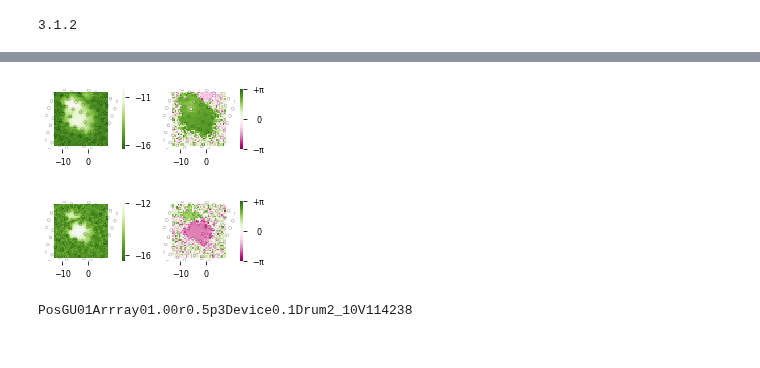
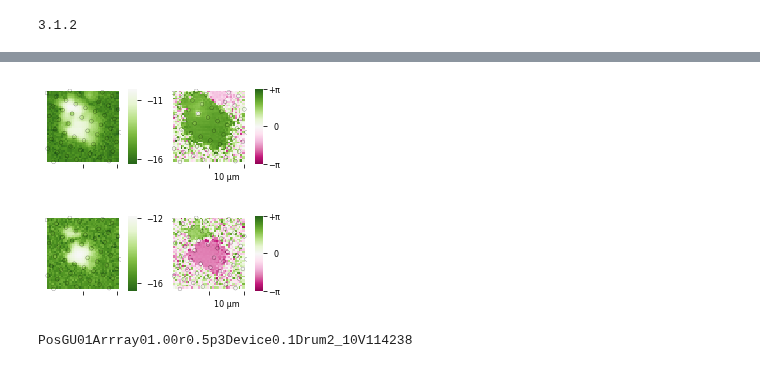
Before and after one commit to horowitz-lab/NetMAP, a Jupyter notebook: Mode Maps.ipynb, the cells around one changed output, grey strips where cells are left out. Cells and saved outputs as stored; diff of their text form; code cells hidden in the pictures.

Commit message:
Aesthetics: Mode Maps figures Remove excessive circles on the sides. Adjust lower ticks to form scalebars.

```diff
--- a/Mode Maps.ipynb
+++ b/Mode Maps.ipynb
@@ -90,14 +90,17 @@ xs = (rottrans[0]).flatten()
 ys = (rottrans[1]).flatten()
 coordlist = []
 for i in range(len(xs)):
-    coordlist.append((xs[i], ys[i]))
+    if xs[i]>-13.1 and xs[i] < 8.5 and ys[i] > -4 and ys[i] < 17:
+        coordlist.append((xs[i], ys[i]))
 
 #display(coordlist)
-len(coordlist)
+display(len(coordlist))
 
+# two removed pegs create resonators
 coordlist.remove((-4.024362569144298, 6.424154871872494))
 coordlist.remove((-0.7990510232365908, 14.826378710347306))
 
-len(coordlist)
-#display(coordlist)
+
+display(len(coordlist))
+display(coordlist)
 # %% [output]
@@ -421,7 +442,7 @@ df = pd.read_csv(os.path.join(path, 'Demod1.csv'), skiprows = 2)
 df['X um']=df['Green X']
 df['Y um']= df['Green Y']
 
-sty={'figsize':(3.37,1.43)}
+sty={'figsize':(3.37,1.43), "constrained_layout":True}
 
 fig, (ax1, ax2) = plt.subplots(1, 2, **sty)
 
@@ -441,7 +462,9 @@ axx,cbar = myheatmap(data,  norm = greennorm, return_cbar=True,
 plt.xlabel('')
 plt.ylabel('')
 ax1.axis('equal')
-plt.xticks([-10,0])
+topx = amp1.columns.max()
+plt.xticks([topx-10, topx])
+plt.gca().set_xticklabels([u'', ''])
 plt.yticks([]) # remove y ticks, since we can use the xticks alone on a square plot
 
 # decrease number of ticks on colorbar
@@ -459,11 +482,14 @@ plt.sca(ax2)
 phase1 = df.pivot_table(index = 'Y um', columns = 'X um', values = 'phase').sort_index(axis = 0, ascending = False)
 axx, cbar = myheatmap(phase1, return_cbar=True,  vmin=-np.pi, vmax = np.pi, cmap=divergingcmap);
 ax2.axis('equal');
-plt.xticks([-10,0])
 plt.xlabel('')
 plt.ylabel('')
+#topx = amp1.columns.max()
+plt.xticks([topx-10, topx])
+plt.gca().set_xticklabels([u'              10 μm', ''])
 cbar.set_ticks([-np.pi, 0, np.pi])
-cbar.ax.set_yticklabels(['$-$\u03C0', '  0', '$+$\u03C0'])  # make sure this line is joined with the one above it.
+cbar.ax.set_yticklabels(['$-$\u03C0', '0 ', '$+$\u03C0'],ha='right')  # make sure this line is joined with the one above it.
+cbar.ax.yaxis.set_tick_params(pad=15)  # your number may vary
 plt.yticks([]) # remove y ticks, since we can use the xticks alone on a square plot
 
 if add_circle:
@@ -471,7 +497,7 @@ if add_circle:
         thiscircle = plt.Circle(coords, radius=radius, color='k', fill = None, alpha = .8)
         plt.gca().add_artist(thiscircle)
 
-plt.tight_layout();
+#plt.tight_layout();
 if saving:
     plt.savefig(os.path.join(savefolder,file + '.pdf'), dpi=None, facecolor='w', edgecolor='w',
         transparent=False, bbox_inches='tight', pad_inches=0.05,
@@ -503,7 +529,9 @@ axx, cbar = myheatmap(data,  norm = greennorm, return_cbar=True,
 plt.xlabel('')
 plt.ylabel('')
 ax3.axis('equal');
-plt.xticks([-10,0])
+#topx = amp1.columns.max()
+plt.xticks([topx-10, topx])
+plt.gca().set_xticklabels([u'', ''])
 plt.yticks([]) # remove y ticks, since we can use the xticks alone on a square plot
 
 # decrease number of ticks on colorbar
@@ -512,38 +540,41 @@ cbar.set_ticks([-12,-16])
 
 if add_circle:
     for coords in coordlist:
         thiscircle = plt.Circle(coords, radius=radius, color='k', fill = None, alpha = .8)
         plt.gca().add_artist(thiscircle)
 
 plt.sca(ax4)
 phase2 = df.pivot_table(index = 'Y um', columns = 'X um', values = 'phase').sort_index(axis = 0, ascending = False)
 axx, cbar = myheatmap(phase2, return_cbar=True, vmin=-np.pi, vmax = np.pi, cmap=divergingcmap);
 plt.xlabel('')
 plt.ylabel('')
 ax4.axis('equal');
-plt.xticks([-10,0])
+#topx = amp1.columns.max()
+plt.xticks([topx-10, topx])
+plt.gca().set_xticklabels([u'              10 μm', ''])
 plt.yticks([]) # remove y ticks, since we can use the xticks alone on a square plot
 cbar.set_ticks([-np.pi, 0, np.pi])
-cbar.ax.set_yticklabels(['$-$\u03C0', '  0', '$+$\u03C0'])  # make sure this line is joined with the one above it.
+cbar.ax.set_yticklabels(['$-$\u03C0', '0 ', '$+$\u03C0'],ha='right')  # make sure this line is joined with the one above it.
+cbar.ax.yaxis.set_tick_params(pad=15)  # your number may vary
 
 # add_sizebar(ax4, 10) # creates a scalebar a little bit covering the plot.
 
 if add_circle:
     for coords in coordlist:
         thiscircle = plt.Circle(coords, radius=radius, color='k', fill = None, alpha = .8)
         plt.gca().add_artist(thiscircle)
 
-plt.tight_layout();
+#plt.tight_layout();
 
 if saving:
     plt.savefig(os.path.join(savefolder,file + '.pdf'), dpi=None, facecolor='w', edgecolor='w',
         transparent=False, bbox_inches='tight', pad_inches=0.05,
         metadata=None)
 
 sns.set_context('poster') # makes text larger again
 # %% [output]
-[figure, old version]
+[figure, new version]
-[figure, old version]
+[figure, new version]
 # %%
 file = 'PosGU01Arrray01.00r0.5p3Device0.1Drum2_10V114238'
 path = os.path.join(folder2,file)
```
Also changed, not shown: parts of 3 cells of this notebook.
